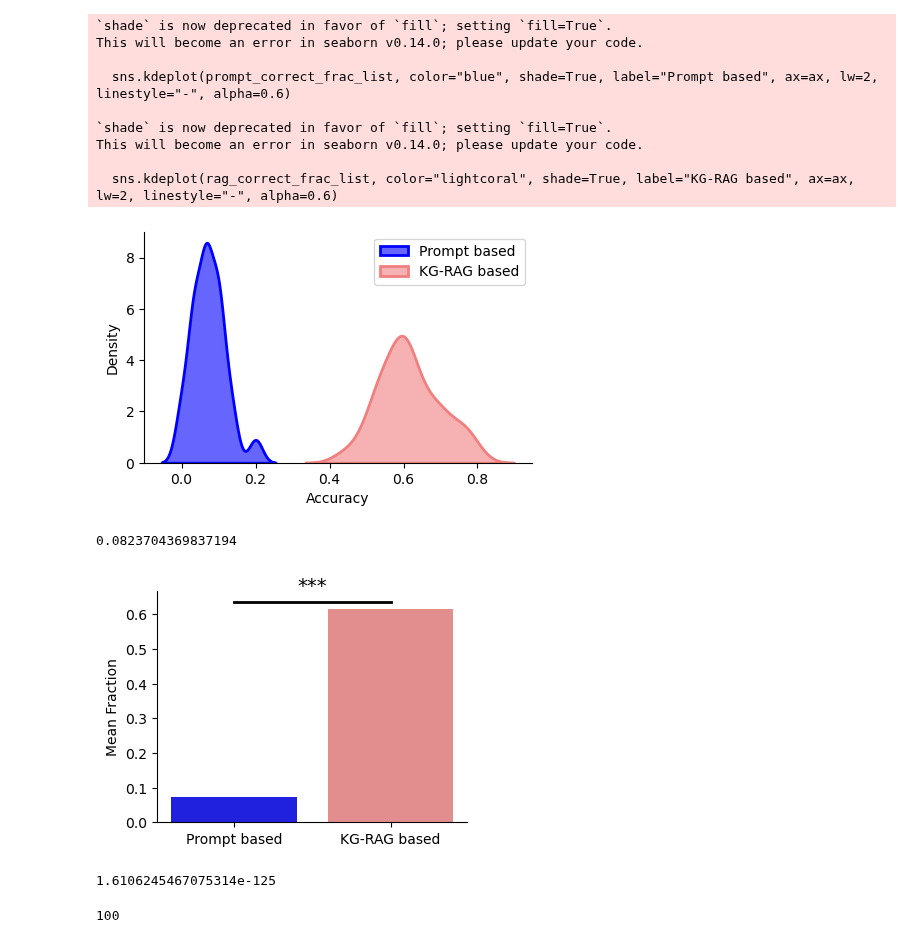
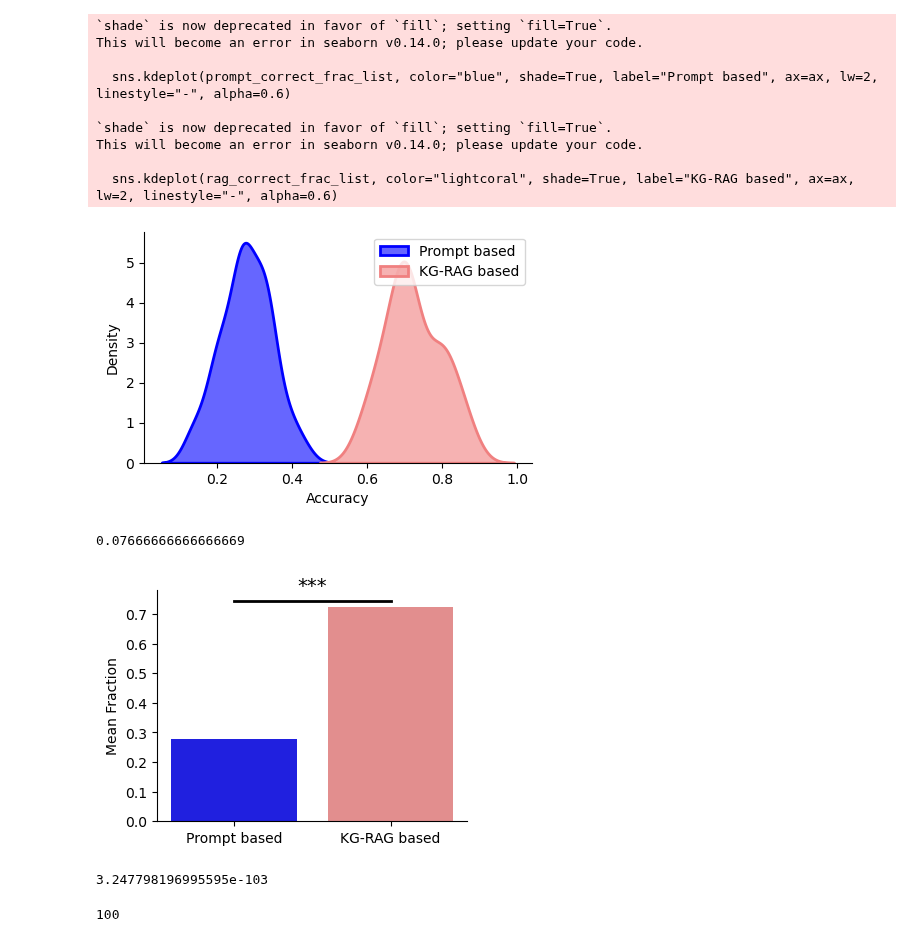
Before and after one commit to BaranziniLab/KG_RAG, a Jupyter notebook: codes/llm_notebooks/analysis/test_questions_mcq_response_comparative_analysys_llama.ipynb, the cells around one changed output. Saved outputs shown, nothing was run; the diff lists cells and outputs as text; code cells hidden in the pictures.

Commit message:
disease-compound mcq

```diff
--- a/codes/llm_notebooks/analysis/test_questions_mcq_response_comparative_analysys_llama.ipynb
+++ b/codes/llm_notebooks/analysis/test_questions_mcq_response_comparative_analysys_llama.ipynb
@@ -16,9 +16,9 @@ def extract_answer(text):
         text_processed = text.split('"answer":')[-1].split('\n')[0].strip()
     return text_processed
 # %%
-PROMPT_RESPONSE_PATH = "../../../data/analysis_results/Llama_2_13b_chat_hf_prompt_based_two_hop_mcq_response.csv"
+PROMPT_RESPONSE_PATH = "../../../data/analysis_results/Llama_2_13b_chat_hf_prompt_based_two_hop_mcq_disease_gene_response.csv"
 
-RAG_RESPONSE_PATH = "../../../data/analysis_results/Llama_2_13b_chat_hf_node_retrieval_rag_based_two_hop_mcq_response.csv"
+RAG_RESPONSE_PATH = "../../../data/analysis_results/Llama_2_13b_chat_hf_node_retrieval_rag_based_two_hop_mcq_disease_gene_response.csv"
 # %%
 prompt_response_df = pd.read_csv(PROMPT_RESPONSE_PATH)
 rag_response_df = pd.read_csv(RAG_RESPONSE_PATH)
@@ -56,39 +56,39 @@ ax = plt.gca()
 # Plot KDEs with the specified styling
 sns.kdeplot(prompt_correct_frac_list, color="blue", shade=True, label="Prompt based", ax=ax, lw=2, linestyle="-", alpha=0.6)
 sns.kdeplot(rag_correct_frac_list, color="lightcoral", shade=True, label="KG-RAG based", ax=ax, lw=2, linestyle="-", alpha=0.6)
 
 # Set the outline color to black
 for artist in ax.lines:
     artist.set_edgecolor("black")
 
 # Add labels and legend
 plt.xlabel("Accuracy")
 plt.ylabel("Density")
 plt.legend()
 
 sns.despine(top=True, right=True)
 
 # Show the plot
 plt.show()
 
-fig_filename = "../../../data/analysis_results/figures/two_hop_mcq_llm_performance.svg"
+fig_filename = "../../../data/analysis_results/figures/two_hop_DISEASE_GENE_mcq_llm_performance.svg"
 
 fig.savefig(fig_filename, format='svg', bbox_inches='tight')
 # %% [output]
 `shade` is now deprecated in favor of `fill`; setting `fill=True`.
 This will become an error in seaborn v0.14.0; please update your code.
 
   sns.kdeplot(prompt_correct_frac_list, color="blue", shade=True, label="Prompt based", ax=ax, lw=2, linestyle="-", alpha=0.6)
 
 `shade` is now deprecated in favor of `fill`; setting `fill=True`.
 This will become an error in seaborn v0.14.0; please update your code.
 
   sns.kdeplot(rag_correct_frac_list, color="lightcoral", shade=True, label="KG-RAG based", ax=ax, lw=2, linestyle="-", alpha=0.6)
-[figure, old version]
+[figure, new version]
 # %%
 np.std(rag_correct_frac_list)
 # %% [output]
-0.0823704369837194
+0.07666666666666669
 # %%
 
 
@@ -127,11 +127,11 @@ sns.despine(top=True, right=True)
 # Show the plot
 plt.show()
 # %% [output]
-[figure, old version]
+[figure, new version]
 # %%
 p_value
 # %% [output]
-1.6106245467075314e-125
+3.247798196995595e-103
 # %%
 len(prompt_correct_frac_list)
 # %% [output]
```
Also changed, not shown: 2 other files.
